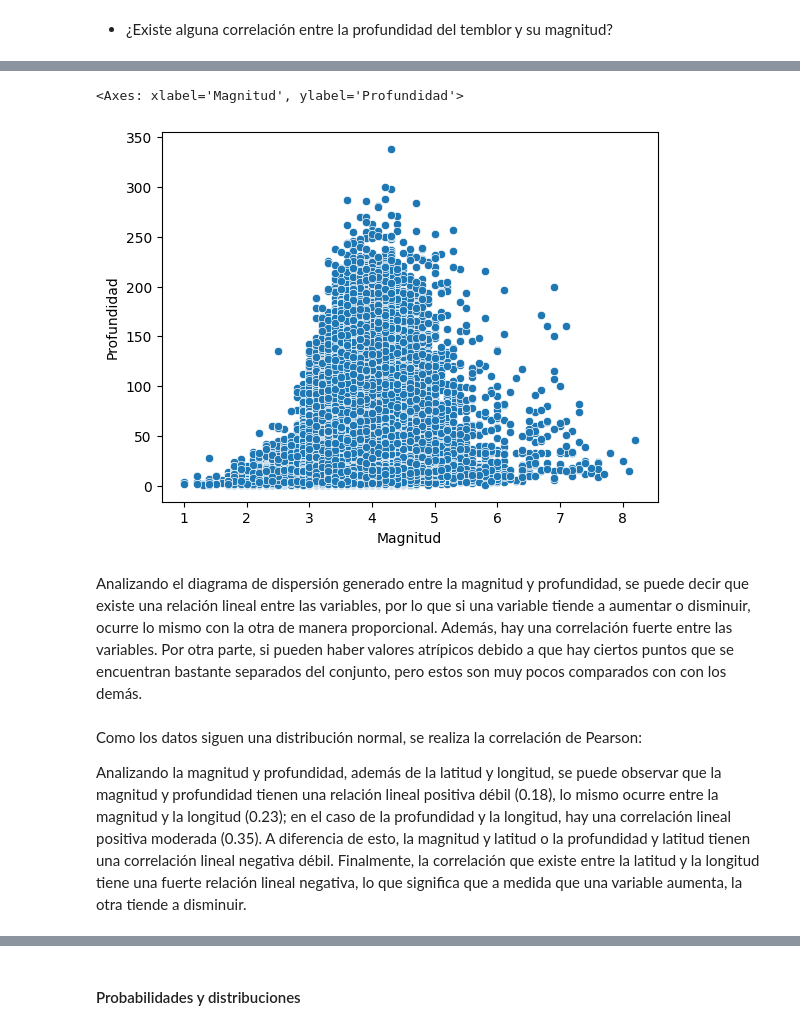
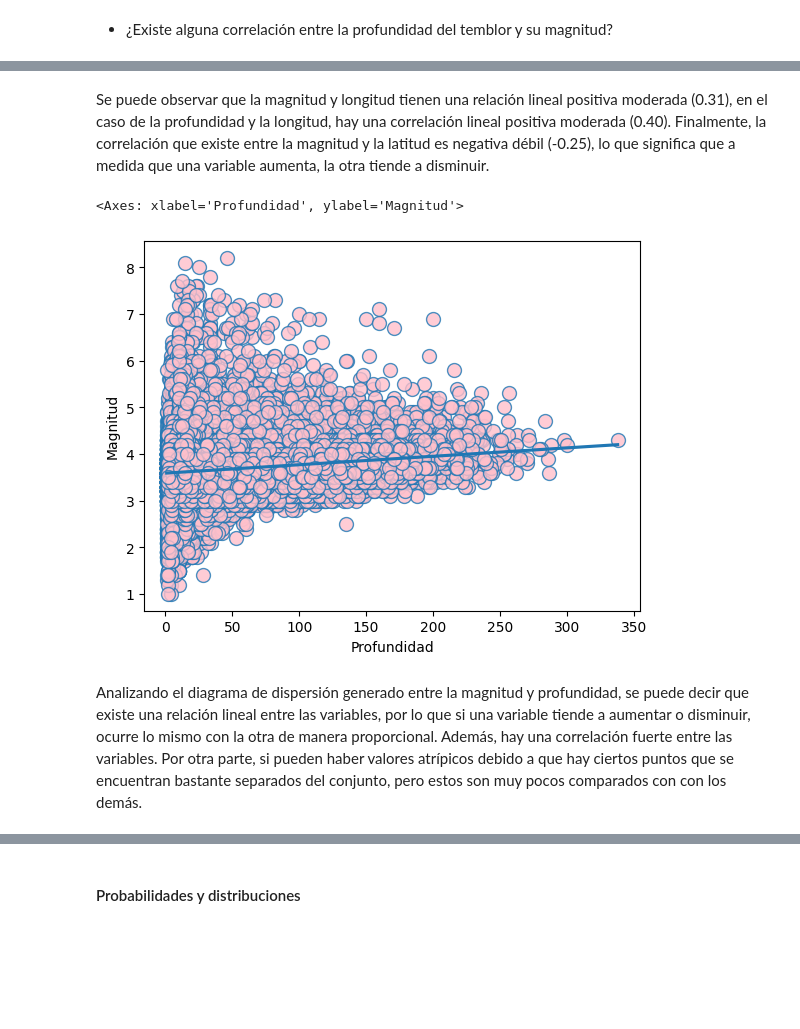
Before and after one commit to MonicaGonzalez30/CienciaDatosLasChicasSuperpoderosas, a Jupyter notebook: Proyectos/Unidad3/Temblores/Temblores.ipynb, the cells around one changed output, grey strips where cells are left out. Drawn from its saved outputs; the diff is of its cells as text; code cells hidden in the pictures; blank space fills up the shorter version.

```diff
--- a/Proyectos/Unidad3/Temblores/Temblores.ipynb
+++ b/Proyectos/Unidad3/Temblores/Temblores.ipynb
@@ -98,0 +82,4 @@ resultados2
+# %%
+#Eliminando columnas que no nos sirven
+columnas_a_eliminar = ['Fecha UTC', 'Hora UTC']
+datos_completos.drop(columnas_a_eliminar, axis=1, inplace=True)
@@ -225,3 +202,0 @@ datos_completos.shape
-# %%
-datos_completos['Fecha UTC'] = pd.to_datetime(datos_completos['Fecha UTC'], format="%d/%m/%Y")
-datos_completos.head()
@@ -476,13 +446,11 @@ datos_completos.tail(9)
+# %% [markdown]
+Se puede observar que la magnitud y longitud tienen una relación lineal positiva moderada (0.31), en el caso de la profundidad y la longitud, hay una correlación lineal positiva moderada (0.40). Finalmente, la correlación que existe entre la magnitud y la latitud es negativa débil (-0.25), lo que significa que a medida que una variable aumenta, la otra tiende a disminuir.
 # %%
 # Se muestran los valores de los datos gráficamente en un diagrama de dispersión (Scatter search) para analizar la relación
-sns.scatterplot(data=datos_completos, x="Magnitud", y="Profundidad")
+sns.regplot(x='Profundidad', y='Magnitud', data=datos_completos, ci=None, scatter_kws={'s':100, 'facecolor':'pink'})
 # %% [output]
-<Axes: xlabel='Magnitud', ylabel='Profundidad'>
+<Axes: xlabel='Profundidad', ylabel='Magnitud'>
-[figure, old version]
+[figure, new version]
 # %% [markdown]
 Analizando el diagrama de dispersión generado entre la magnitud y profundidad, se puede decir que existe una relación lineal entre las variables, por lo que si una variable tiende a aumentar o disminuir, ocurre lo mismo con la otra de manera proporcional. Además, hay una correlación fuerte entre las variables.
 Por otra parte, si pueden haber valores atrípicos debido a que hay ciertos puntos que se encuentran bastante separados del conjunto, pero estos son muy pocos comparados con con los demás.
-# %% [markdown]
-Como los datos siguen una distribución normal, se realiza la correlación de Pearson:
-
-Analizando la magnitud y profundidad, además de la latitud y longitud, se puede observar que la magnitud y profundidad tienen una relación lineal positiva débil (0.18), lo mismo ocurre entre la magnitud y la longitud (0.23); en el caso de la profundidad y la longitud, hay una correlación lineal positiva moderada (0.35). A diferencia de esto, la magnitud y latitud o la profundidad y latitud tienen una correlación lineal negativa débil. Finalmente, la correlación que existe entre la latitud y la longitud tiene una fuerte relación lineal negativa, lo que significa que a medida que una variable aumenta, la otra tiende a disminuir.
```
Also changed, not shown: parts of 58 cells of this notebook.
